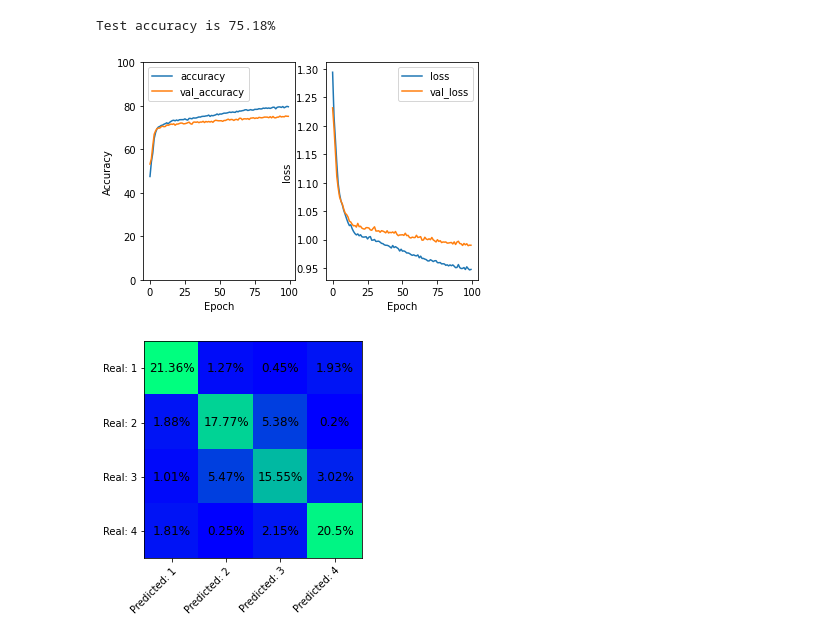
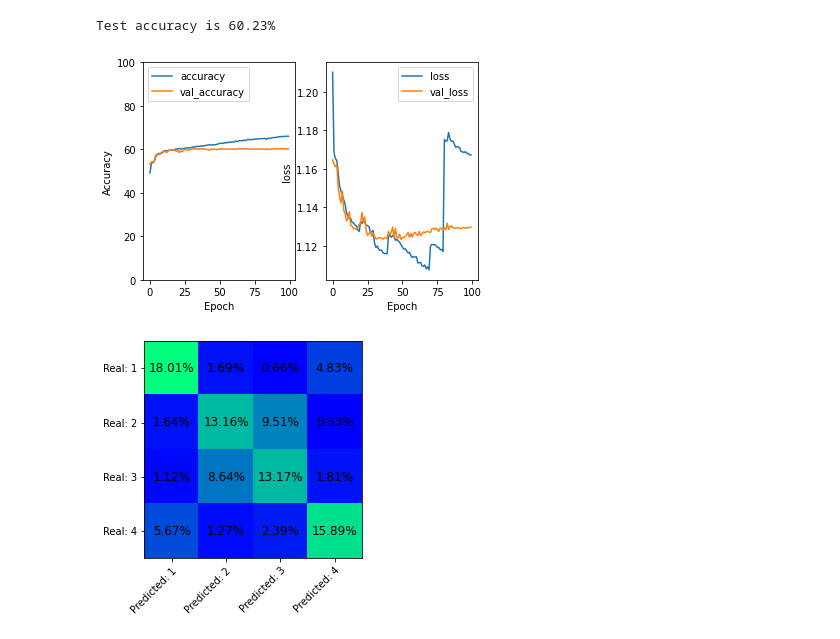
Before and after one commit to NeuTron1943/MicrochannelNN, a Jupyter notebook: Experiments.ipynb, the cells around one changed output. Drawn from its saved outputs; the diff is of its cells as text; code cells hidden in the pictures.

```diff
--- a/Experiments.ipynb
+++ b/Experiments.ipynb
@@ -170,25 +245,25 @@ Encoded into intervals: [(0, 6.974), (6.974, 9.814), (9.814, 12.043), (12.043, 1
 class Network(nn.Module):
     def __init__(self):
         super(Network, self).__init__()
-        self.lin1 = nn.Linear(in_features = number_of_features, out_features = 80)
+        self.lin1 = nn.Linear(in_features = number_of_features, out_features = 256)
         nn.init.normal_(self.lin1.weight, mean=0.0, std=0.02)
 
-        self.lin2 = nn.Linear(in_features = 80, out_features = 30)
+        self.lin2 = nn.Linear(in_features = self.lin1.out_features, out_features = 128)
         nn.init.normal_(self.lin2.weight, mean=0.0, std=0.02)
 
-        self.lin3 = nn.Linear(in_features = 30, out_features = 12)
-        nn.init.normal_(self.lin3.weight, mean=0.0, std=0.02)
+        self.lin3 = nn.Linear(in_features = self.lin2.out_features, out_features = 64)
+        nn.init.normal_(self.lin3.weight, mean=0.0, std=0.02) # было 3
 
-        # self.lin4 = nn.Linear(in_features = 32, out_features = 16)
-        # nn.init.normal_(self.lin4.weight, mean=0.0, std=0.02)
+        self.lin4 = nn.Linear(in_features = self.lin3.out_features, out_features = 32)
+        nn.init.normal_(self.lin4.weight, mean=0.0, std=0.02)
 
-        # self.lin5 = nn.Linear(in_features = 16, out_features = 12)
+        # self.lin5 = nn.Linear(in_features = 32, out_features = 16)
         # nn.init.normal_(self.lin5.weight, mean=0.0, std=0.02)
 
-        # self.lin6 = nn.Linear(in_features = 12, out_features = 8)
+        # self.lin6 = nn.Linear(in_features = 16, out_features = 8)
         # nn.init.normal_(self.lin6.weight, mean=0.0, std=0.02)
 
-        self.out = nn.Linear(in_features = 12, out_features = number_of_groups)
+        self.out = nn.Linear(in_features = self.lin4.out_features, out_features = number_of_groups)
         nn.init.normal_(self.out.weight, mean=0.0, std=0.02)
         # print(self.lin1.weight[:4, :8])
         # print(self.lin2.weight[:4, :8])
@@ -200,7 +275,7 @@ class Network(nn.Module):
         t = F.relu(self.lin1(t))
         t = F.relu(self.lin2(t))
         t = F.relu(self.lin3(t))
-        # t = F.relu(self.lin4(t))
+        t = F.relu(self.lin4(t))
         # t = F.relu(self.lin5(t))
         # t = F.relu(self.lin6(t))
         t = F.softmax(self.out(t), dim=1)
@@ -209,14 +284,17 @@ class Network(nn.Module):
 # В этом блоке - сам процесс обучения
 trDS = DatasetNN(train_labels, train_features)
 teDS = DatasetNN(test_labels, test_features)
-trDL = torch.utils.data.DataLoader(trDS, batch_size=batch_size, shuffle=True)
+# trDL = torch.utils.data.DataLoader(trDS, batch_size=batch_size, shuffle=True)
 teDL = torch.utils.data.DataLoader(trDS, batch_size=len(teDS))
 
-net = Network()
+divisors = [400, 800, 1200, 1600, 2220, 3700, 5550, 8880, 14800, 29600]                              # для 177600
+# divisors = [320, 550, 704, 880, 1600, 1760, 2200, 3520, 4400, 8800]                                # для 17600
+# divisors = [320, 400, 600, 800, 1600, 4000, 8000, 12000, 16000, 24000]                                 # для 48000
+
+net = Network().to(device)
 optimizer = optim.Adam(net.parameters(), lr=0.001)
 
-loss_weights = torch.ones(number_of_groups)
-# loss_weights = torch.tensor([100.0, 0.2])
+loss_weights = torch.ones(number_of_groups).to(device)
 
 total_loss = []
 total_accuracy = []
@@ -227,9 +305,15 @@ total_val_accuracy = []
 for epoch in range(number_of_epoches_lin):
     total_correct = 0
     t_loss = 0
+    idx = int(epoch * 10 / number_of_epoches_lin)
+    batch_size = divisors[idx]
+    trDL = torch.utils.data.DataLoader(trDS, batch_size=batch_size, shuffle=True)
+
     for batch in trDL:
-        batch_labels = (batch['label']).type(torch.LongTensor)
-        batch_features = batch['feature']
+        batch_labels = (batch['label']).type(torch.LongTensor).to(device)
+        batch_features = batch['feature'].to(device)
+        # print(batch_labels)
+        # print(batch_labels.shape)
 
         predicted = net(batch_features)
         loss = F.cross_entropy(predicted, batch_labels, loss_weights)
@@ -293,38 +377,38 @@ with torch.no_grad():
     print("Test accuracy is {:2.2f}%" .format(test_accuracy))
 
     with open('some_results.txt', 'a') as batch_results:
-        batch_results.write('{}  lin: | {:7d}     | {:7d}     | {:7.2f}  |          conv: '.format(name_of_file, batch_size, number_of_epoches_conv, test_accuracy))
+        batch_results.write('{}  lin: | {:7d}     | {:7d}     | {:7.2f}  |'.format(name_of_file, batch_size, number_of_epoches_conv, test_accuracy))
 
     # Creating of confusion matrix
     stacked = torch.stack((test_labels, test_predictions.argmax(dim=1)), dim=1)
     # horizontal axis - predicted, vertical - true
     confusion_matrix = torch.zeros((number_of_groups,number_of_groups), dtype=torch.int32)
     for row in stacked:
        confusion_matrix[row[0].item()][row[1].item()] += 1     # row is target, column - predicted
     # print(confusion_matrix)
     # print(400 - torch.count_nonzero(test_labels_tensor).item())
 
     fig, ax = plt.subplots()
     im = ax.imshow(confusion_matrix, cmap='winter')
 
     ax.set_xticks(np.arange(confusion_matrix.shape[0]))
     ax.set_yticks(np.arange(confusion_matrix.shape[1]))
     x_labels = []
     y_labels = []
     for i in range(confusion_matrix.shape[0]):
         x_labels.append('Predicted: '+ str(i + 1))
         y_labels.append('Real: ' + str(i + 1))
     ax.set_xticklabels(x_labels)
     ax.set_yticklabels(y_labels)
     plt.setp(ax.get_xticklabels(), rotation=45, ha="right", rotation_mode="anchor")
 
     for i in range(confusion_matrix.shape[0]):
         for j in range(confusion_matrix.shape[1]):
             text = ax.text(j, i, str(round(confusion_matrix[i][j].item()*100/test_features.shape[0], 2)) + '%', ha="center", va="center", size=12)
 # %% [output]
-Test accuracy is 75.18%
+Test accuracy is 60.23%
-[figure, old version]
+[figure, new version]
-[figure, old version]
+[figure, new version]
 # %%
 # Convolutional NN
 class NetworkConv(nn.Module):
```
Also changed, not shown: parts of 8 cells of this notebook, 8 other files.
